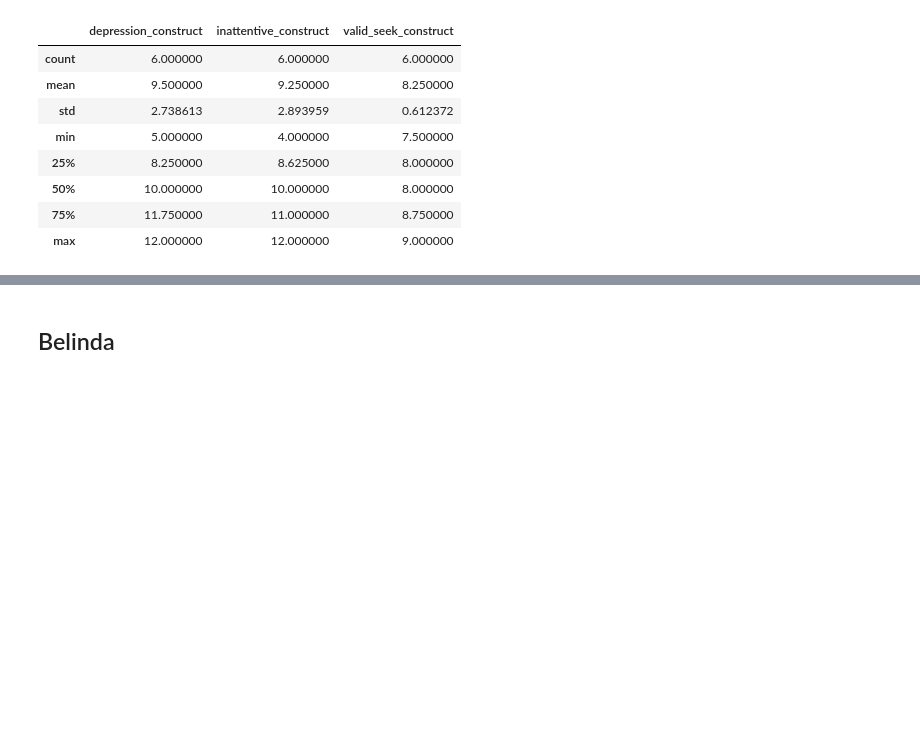
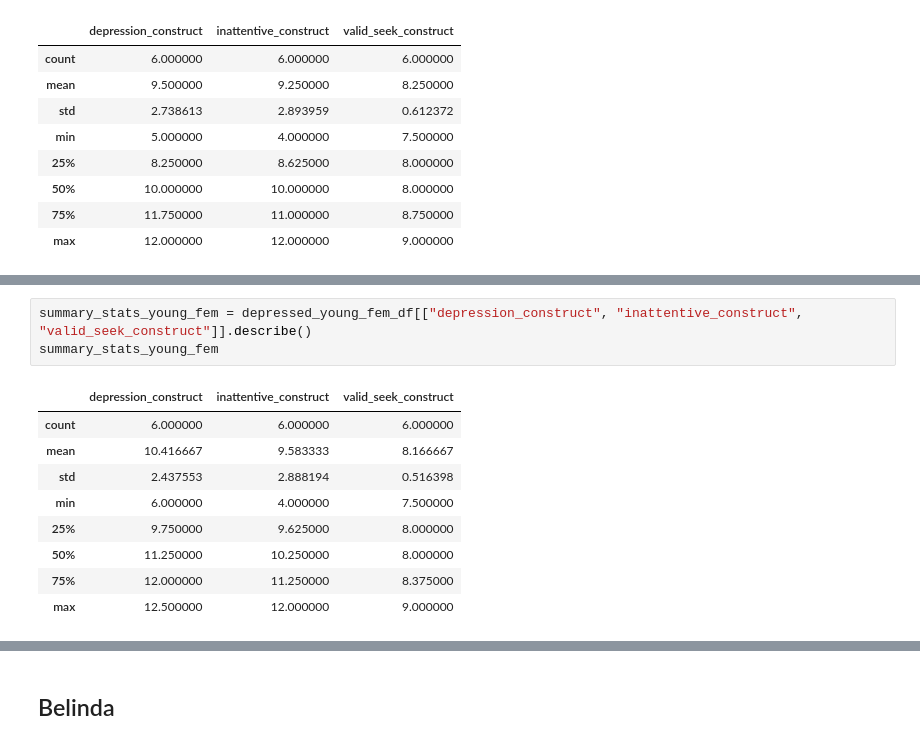
Before and after one commit to virgowolf/social_media_mental_health, a Jupyter notebook: analysis_all.ipynb, the cells around one changed output, grey strips where cells are left out. Cells and saved outputs as stored; diff of their text form; blank space fills up the shorter version.

```diff
--- a/analysis_all.ipynb
+++ b/analysis_all.ipynb
@@ -587,0 +602,13 @@ summary_stats_female
+# %%
+summary_stats_young_fem = depressed_young_fem_df[["depression_construct", "inattentive_construct", "valid_seek_construct"]].describe()
+summary_stats_young_fem
+# %% [output]
+|  | depression_construct | inattentive_construct | valid_seek_construct |
+| count | 6.000000 | 6.000000 | 6.000000 |
+| mean | 10.416667 | 9.583333 | 8.166667 |
+| std | 2.437553 | 2.888194 | 0.516398 |
+| min | 6.000000 | 4.000000 | 7.500000 |
+| 25% | 9.750000 | 9.625000 | 8.000000 |
+| 50% | 11.250000 | 10.250000 | 8.000000 |
+| 75% | 12.000000 | 11.250000 | 8.375000 |
+| max | 12.500000 | 12.000000 | 9.000000 |
```
Also changed, not shown: parts of 4 cells of this notebook, 3 other files.
